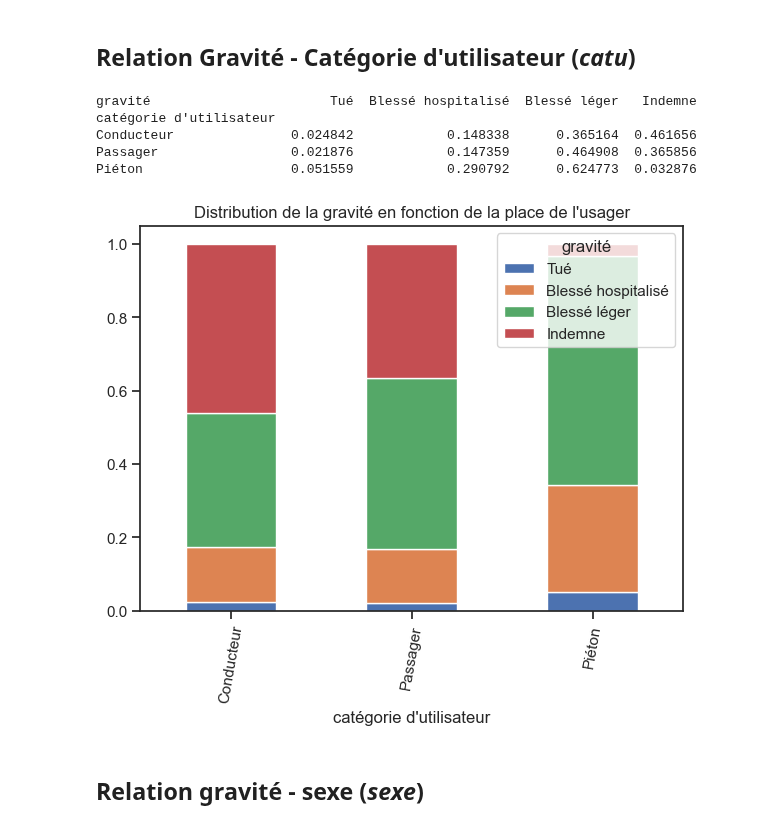
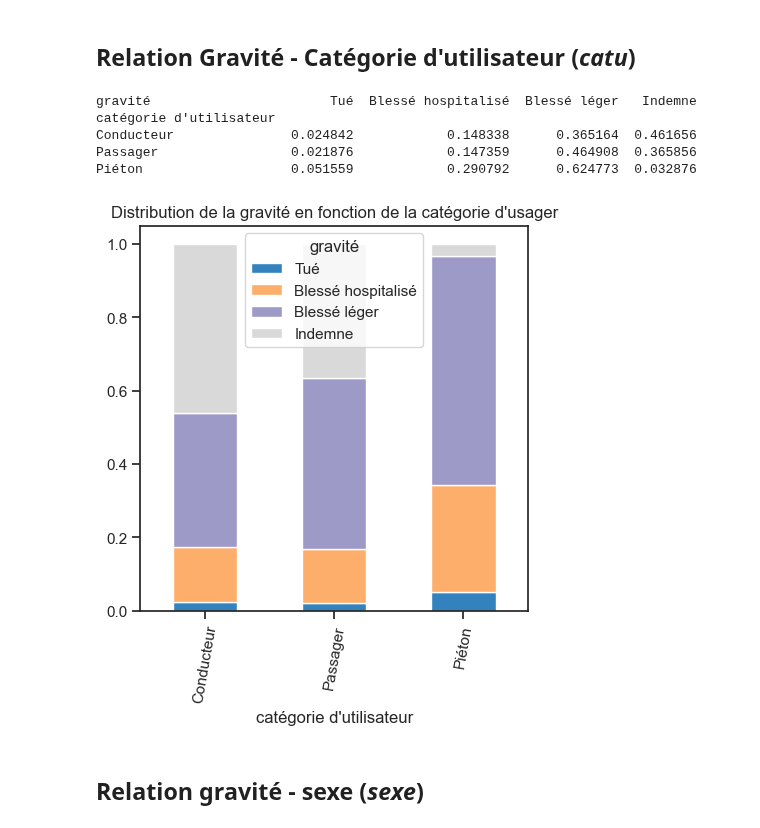
Before and after one commit to nicolascarayon/projet-accidents-routiers, a Jupyter notebook: nico_grav_usagers.ipynb, the cells around one changed output. Saved outputs shown, nothing was run; the diff lists cells and outputs as text; code cells hidden in the pictures.

```diff
--- a/nico_grav_usagers.ipynb
+++ b/nico_grav_usagers.ipynb
@@ -9,6 +9,7 @@ import seaborn as sns
 
 start_year = 2020
 end_year = 2020
+colormap = 'tab20c'
 
 dic_usagers = ld.load_usagers(start_year, end_year)
 df_usagers = dic_usagers[2020]
@@ -83,21 +84,23 @@ place
 # %%
 df_cross = pd.crosstab(df["catégorie d'utilisateur"], df['gravité'], normalize='index')
 df_cross = df_cross.reindex(columns=columns_titles)
 print(df_cross)
 
+print("\n\n")
+
 sns.set_theme(style="ticks")
-f, ax = plt.subplots(figsize=(7, 5))
+f, ax = plt.subplots(figsize=(5, 5))
 chart = df_cross.plot(kind="bar", stacked=True, rot=0, ax=ax,
-                         title="Distribution de la gravité en fonction de la place de l'usager")
+                         title="Distribution de la gravité en fonction de la catégorie d'usager", colormap=colormap)
 chart.set_xticklabels(chart.get_xticklabels(), rotation=80)
-sns.move_legend(ax, "upper right")
+sns.move_legend(ax, "upper center")
 # %% [output]
 gravité                       Tué  Blessé hospitalisé  Blessé léger   Indemne
 catégorie d'utilisateur
 Conducteur               0.024842            0.148338      0.365164  0.461656
 Passager                 0.021876            0.147359      0.464908  0.365856
 Piéton                   0.051559            0.290792      0.624773  0.032876
-[figure, old version]
+[figure, new version]
 # %% [markdown]
 ## Relation gravité - sexe (*sexe*)
 # %%
```
Also changed, not shown: parts of 8 cells of this notebook, 2 other files.
